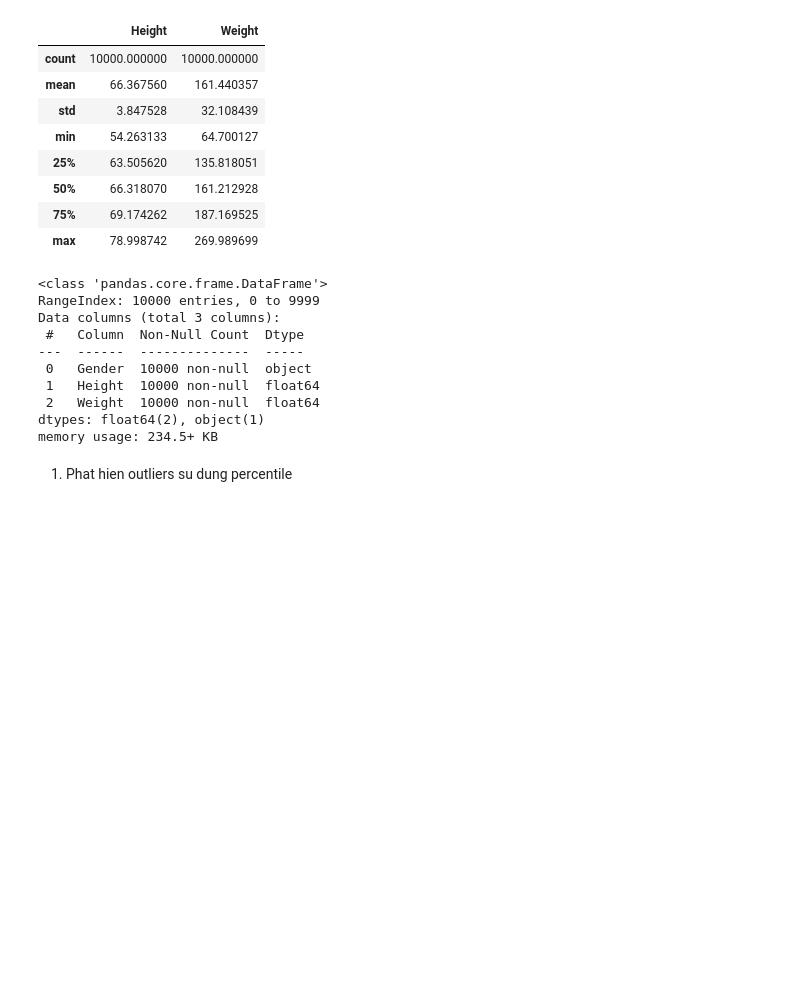
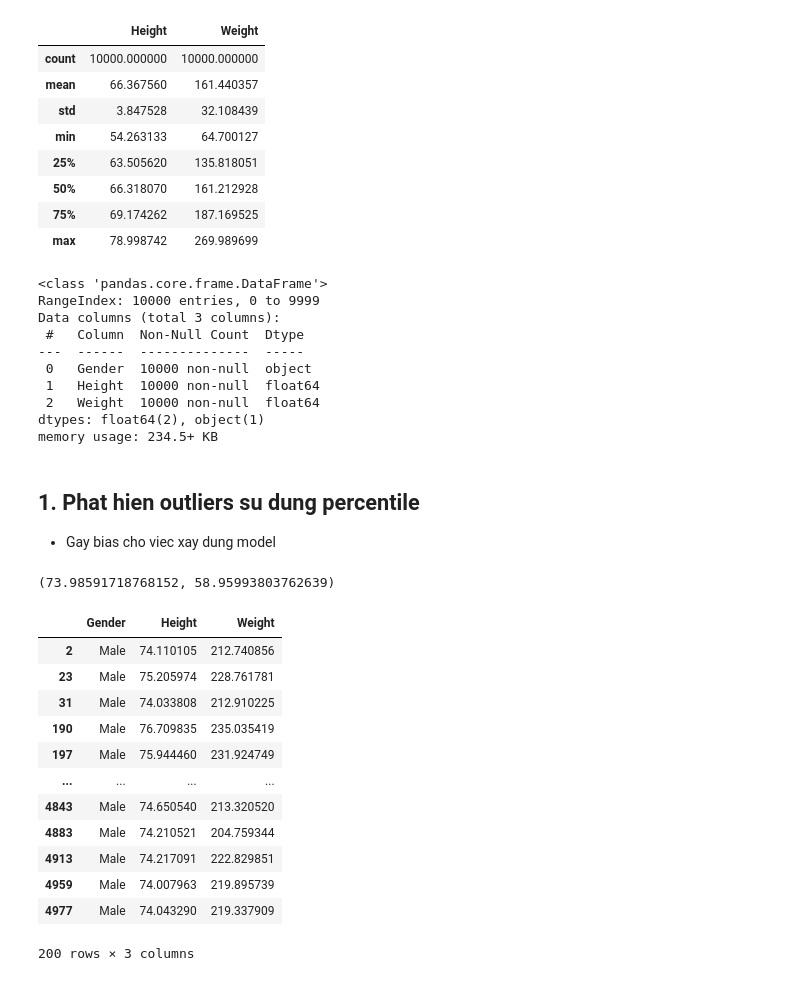
Before and after one commit to ngnambka00-github/eda-ml-practice, a Jupyter notebook: src/YB.Rin_Nguyen_Python/remove_outliers.ipynb, the cells around one changed output. Saved outputs shown, nothing was run; the diff lists cells and outputs as text; code cells hidden in the pictures; blank space fills up the shorter version.

```diff
--- a/src/YB.Rin_Nguyen_Python/remove_outliers.ipynb
+++ b/src/YB.Rin_Nguyen_Python/remove_outliers.ipynb
@@ -39,4 +39,29 @@ Data columns (total 3 columns):
 dtypes: float64(2), object(1)
 memory usage: 234.5+ KB
 # %% [markdown]
-1. Phat hien outliers su dung percentile
+## 1. Phat hien outliers su dung percentile
+* Gay bias cho viec xay dung model
+# %%
+# lay moc cua 95% phan bo du lieu
+max_threshold = df["Height"].quantile(0.98)
+min_threshold = df["Height"].quantile(0.02)
+
+max_threshold, min_threshold
+# %% [output]
+(73.98591718768152, 58.95993803762639)
+# %%
+df[df["Height"] > max_threshold]
+# %% [output]
+|  | Gender | Height | Weight |
+| 2 | Male | 74.110105 | 212.740856 |
+| 23 | Male | 75.205974 | 228.761781 |
+| 31 | Male | 74.033808 | 212.910225 |
+| 190 | Male | 76.709835 | 235.035419 |
+| 197 | Male | 75.944460 | 231.924749 |
+| ... | ... | ... | ... |
+| 4843 | Male | 74.650540 | 213.320520 |
+| 4883 | Male | 74.210521 | 204.759344 |
+| 4913 | Male | 74.217091 | 222.829851 |
+| 4959 | Male | 74.007963 | 219.895739 |
+| 4977 | Male | 74.043290 | 219.337909 |
+200 rows × 3 columns
```
Also changed, not shown: parts of 25 cells of this notebook, 4 other files.
